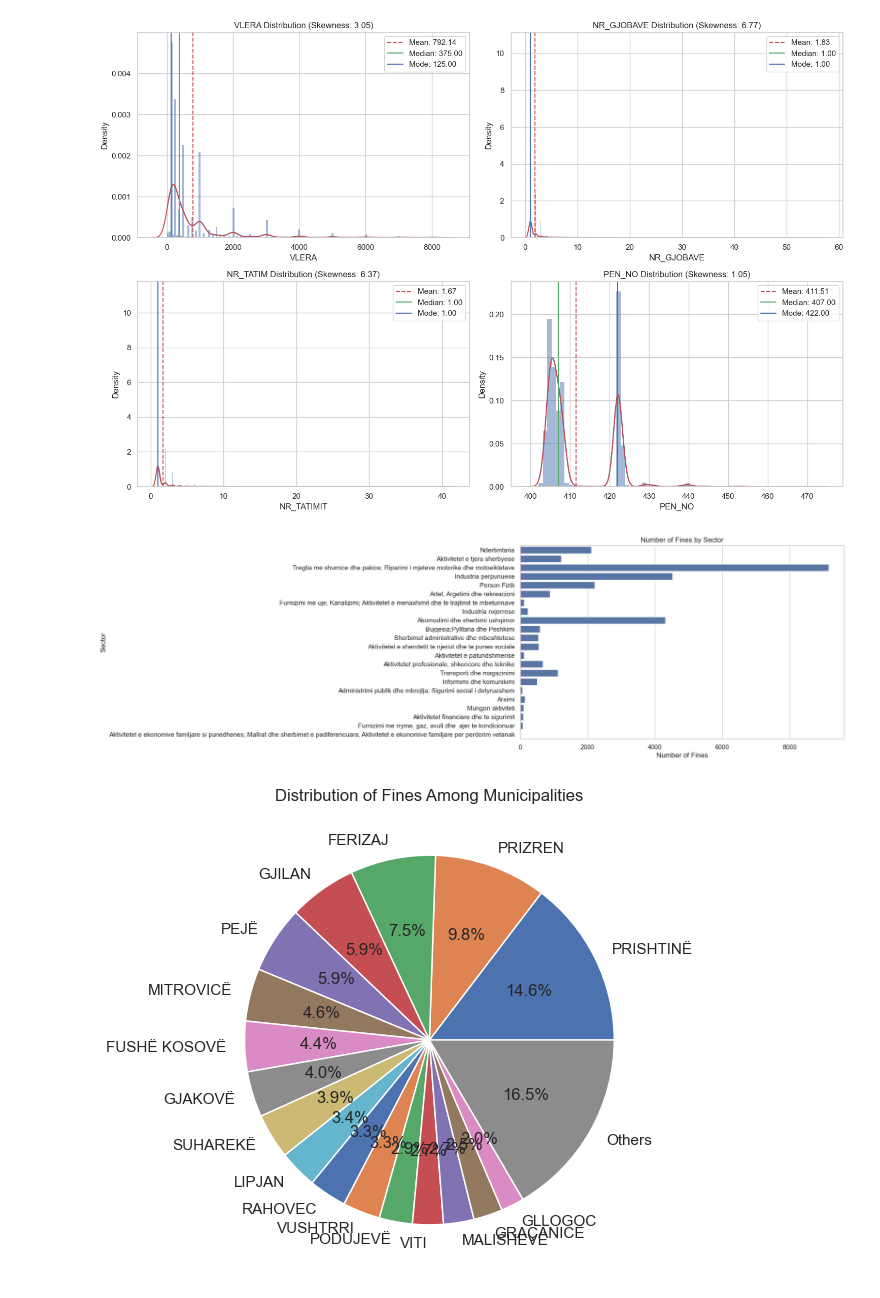
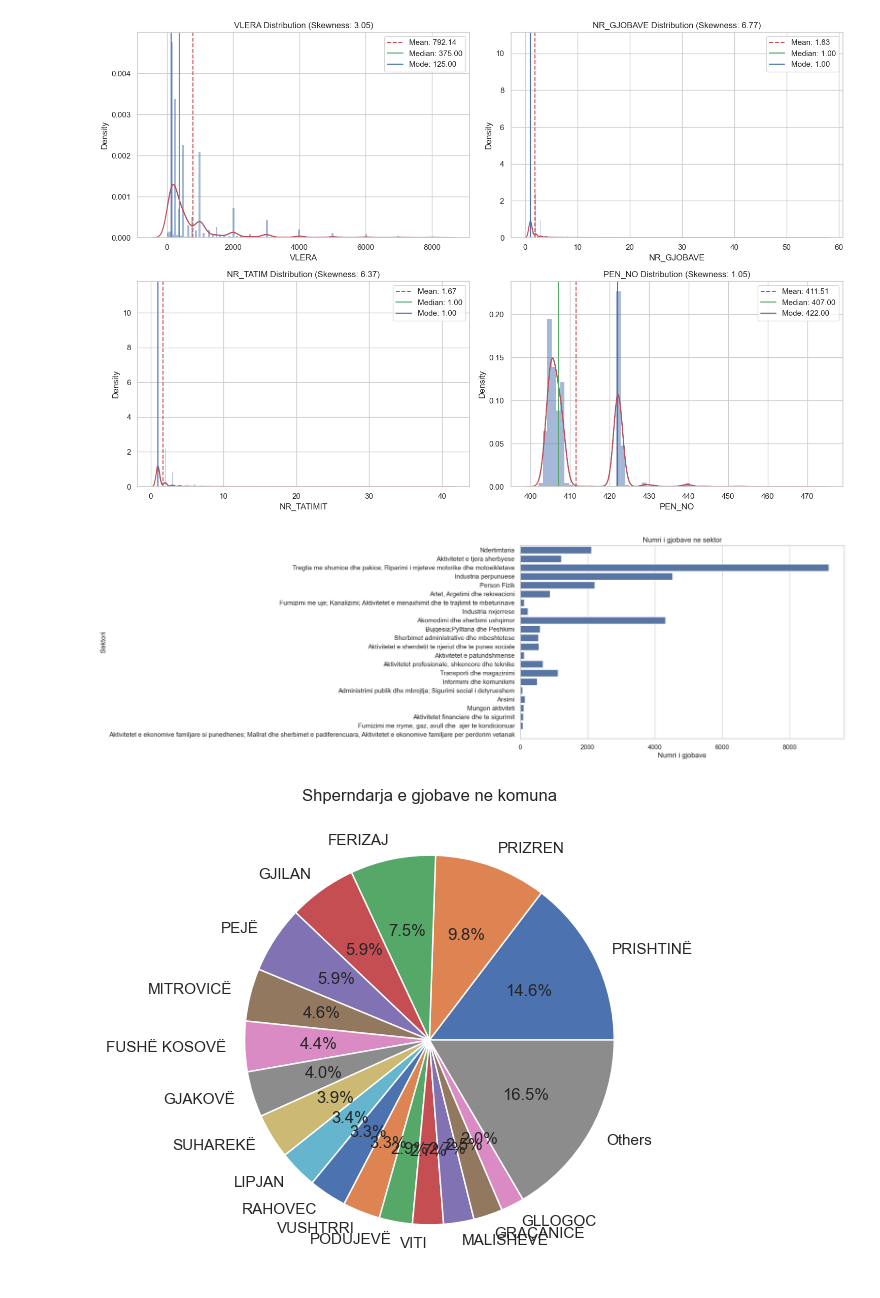
Before and after one commit to festinaqorrolli/Vleresimi-i-gjobave-te-leshuara-nga-ATK, a Jupyter notebook: data-preprocessing/main.ipynb, the cells around one changed output. Drawn from its saved outputs; the diff is of its cells as text; code cells hidden in the pictures.

```diff
--- a/data-preprocessing/main.ipynb
+++ b/data-preprocessing/main.ipynb
@@ -559,54 +559,46 @@ plt.show()
 # %% [output]
 [figure]
 # %%
-import pandas as pd
-import matplotlib.pyplot as plt
-import seaborn as sns
-import numpy as np
 
-# Assuming data_cleaned is your DataFrame
-
-# Convert year and month to a datetime format for better plotting
+# Konvertimi vitit dhe muajit
 data_cleaned['Date'] = pd.to_datetime(data_cleaned['VITI'].astype(str) + '-' + data_cleaned['MUAJI'].astype(str))
 
-# Bar Chart: Number of fines by sector
+# Bar Chart: Numri i gjobave ne sektor
 plt.figure(figsize=(10, 6))
 sns.countplot(y='PERSHKRIMI_SEKTORIT', data=data_cleaned)
 plt.title('Numri i gjobave ne sektor')
 plt.xlabel('Numri i gjobave')
 plt.ylabel('Sektori')
 plt.show()
 
-# Pie Chart: Distribution of fines among municipalities with 'Others' grouping
+# Pie Chart:shperndarja e gjobave ne komuna
 municipality_counts = data_cleaned['KOMUNA'].value_counts()
 others_threshold = municipality_counts.sum() * 0.02  # 1.5%
 small_groups = municipality_counts[municipality_counts < others_threshold]
 municipality_counts = municipality_counts[municipality_counts >= others_threshold]
 municipality_counts['Others'] = small_groups.sum()
-
-# Plotting the pie chart
 plt.figure(figsize=(10, 6))
 plt.pie(municipality_counts, labels=municipality_counts.index, autopct='%1.1f%%')
 plt.title('Shperndarja e gjobave ne komuna')
 plt.show()
 
-# Stacked Bar Chart: Different types of penalties within each sector
+# Stacked Bar Chart: Tipet e denimeve ne cdo sektor
 penalty_sector = data_cleaned.groupby(['PERSHKRIMI_SEKTORIT', 'PEN_TYPE_DESC_F']).size().unstack().fillna(0)
 ax = penalty_sector.plot(kind='bar', stacked=True, figsize=(10, 6))
-plt.title('Types of Penalties within Each Sector')
-plt.xlabel('Sector')
-plt.ylabel('Number of Penalties')
-plt.legend(title='Penalty Types', loc='center left', bbox_to_anchor=(1, 0.5))
+plt.title('Tipet e denimeve ne cdo sektor')
+plt.xlabel('Sektor')
+plt.ylabel('Numri i denimeve')
+plt.legend(title='Tipet e denimeve', loc='center left', bbox_to_anchor=(1, 0.5))
 plt.show()
 
-# Line Graph: Trends in total value of fines over time
-total_fines_over_time = data_cleaned.groupby('Date')['VLERA'].sum()
+# Line Graph: Trendi i totalit te gjobave
+total_fines_over_time = data_cleaned.groupby('Date')['Viti'].sum()
 plt.figure(figsize=(10, 6))
 total_fines_over_time.plot()
-plt.title('Trend of Total Value of Fines Over Time')
+plt.title('Trendi i totalit te gjobave')
 plt.xlabel('Time')
-plt.ylabel('Total Value of Fines')
+plt.ylabel('Totali i gjobave')
 plt.show()
 # %% [output]
 [figure]
-[figure, old version]
+[figure, new version]
```
Also changed, not shown: parts of 3 cells of this notebook.
